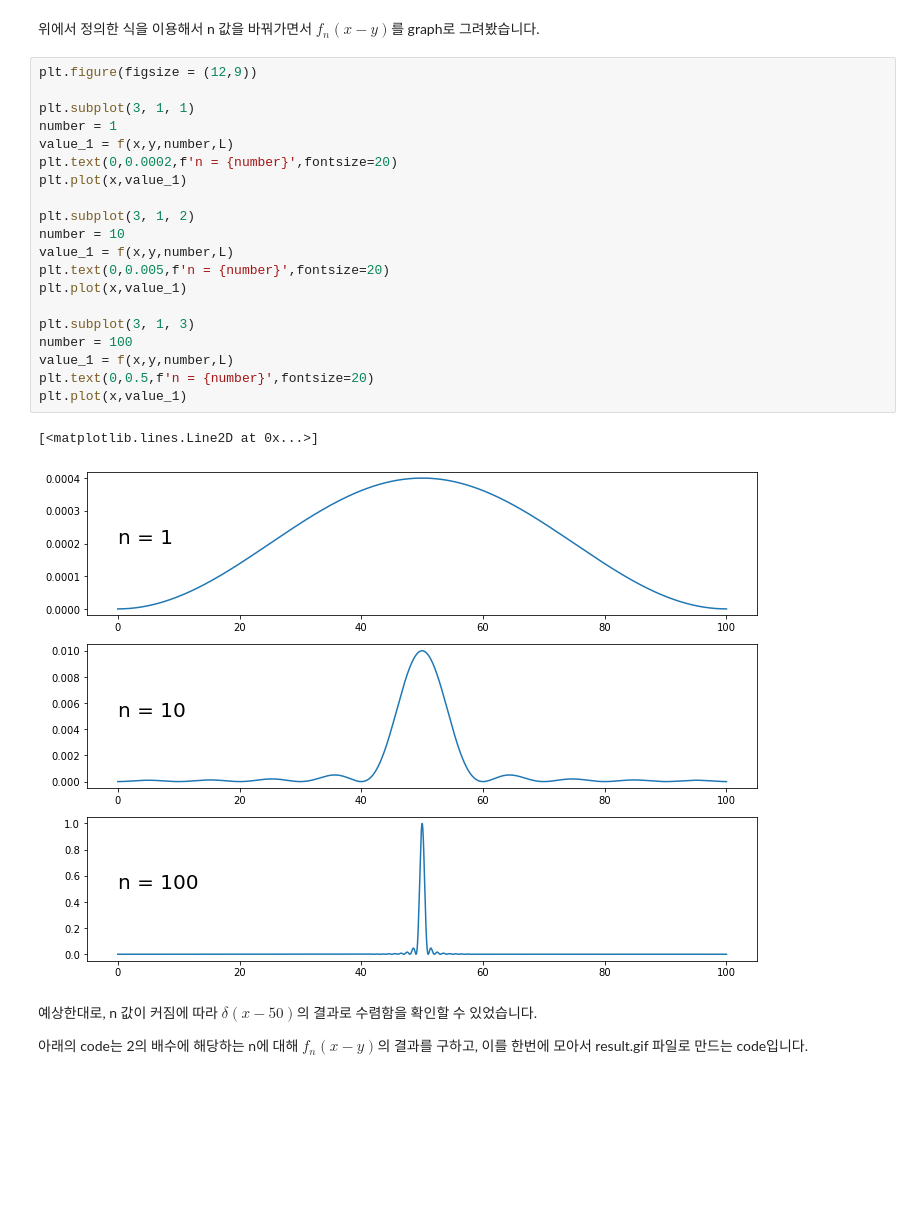
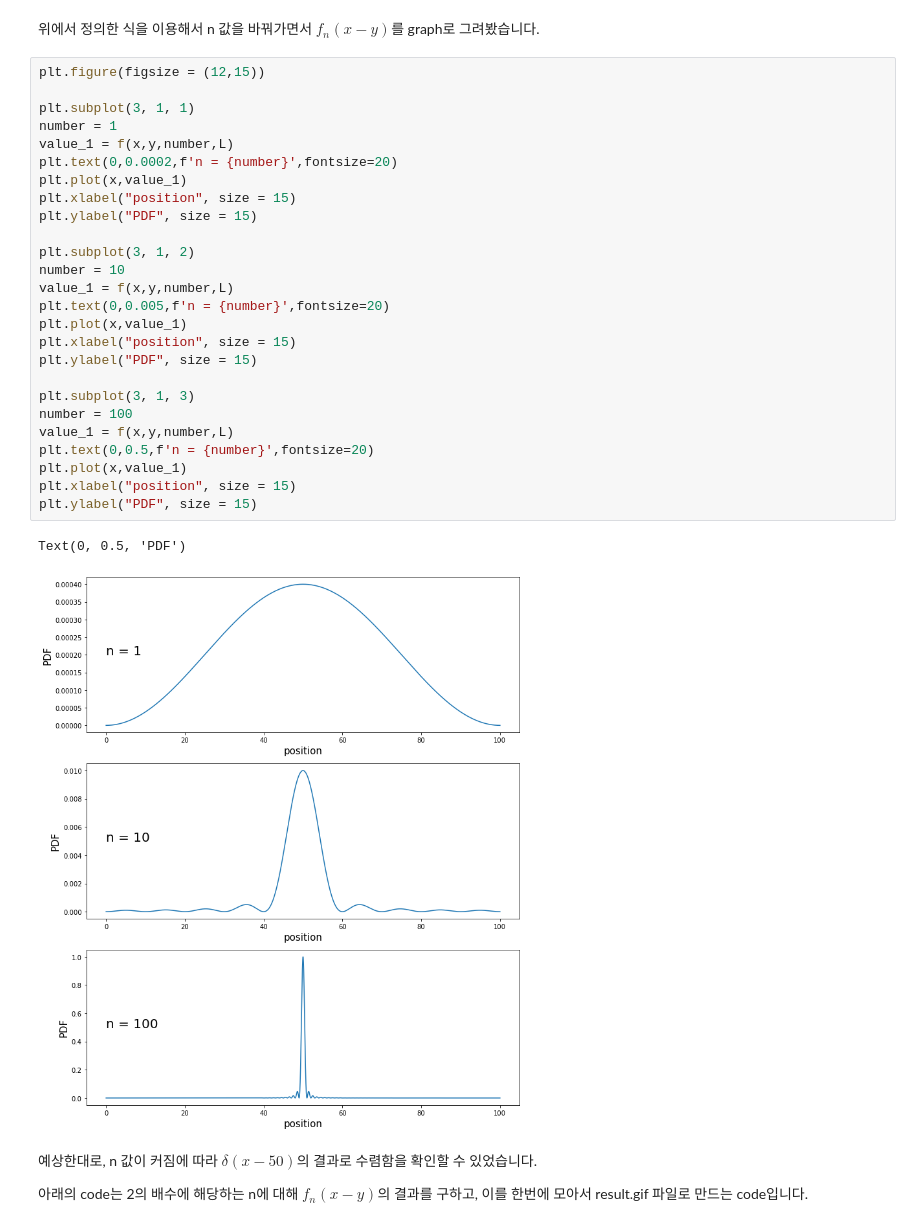
Before and after one commit to thereexist/Physical_chemistry_3, a Jupyter notebook: Particle_in_a_box/particle_in_a_box.ipynb, the cells around one changed output. Saved outputs shown, nothing was run; the diff lists cells and outputs as text; blank space fills up the shorter version.

```diff
--- a/Particle_in_a_box/particle_in_a_box.ipynb
+++ b/Particle_in_a_box/particle_in_a_box.ipynb
@@ -58,28 +58,34 @@ def f(x,y,n,L):
 # %% [markdown]
 위에서 정의한 식을 이용해서 n 값을 바꿔가면서 $f_n(x-y)$를 graph로 그려봤습니다.
 # %%
-plt.figure(figsize = (12,9))
+plt.figure(figsize = (12,15))
 
 plt.subplot(3, 1, 1)
 number = 1
 value_1 = f(x,y,number,L)
 plt.text(0,0.0002,f'n = {number}',fontsize=20)
 plt.plot(x,value_1)
+plt.xlabel("position", size = 15)
+plt.ylabel("PDF", size = 15)
 
 plt.subplot(3, 1, 2)
 number = 10
 value_1 = f(x,y,number,L)
 plt.text(0,0.005,f'n = {number}',fontsize=20)
 plt.plot(x,value_1)
+plt.xlabel("position", size = 15)
+plt.ylabel("PDF", size = 15)
 
 plt.subplot(3, 1, 3)
 number = 100
 value_1 = f(x,y,number,L)
 plt.text(0,0.5,f'n = {number}',fontsize=20)
 plt.plot(x,value_1)
+plt.xlabel("position", size = 15)
+plt.ylabel("PDF", size = 15)
 # %% [output]
-[<matplotlib.lines.Line2D at 0x...>]
+Text(0, 0.5, 'PDF')
-[figure, old version]
+[figure, new version]
 # %% [markdown]
 예상한대로, n 값이 커짐에 따라 $\delta(x-50)$의 결과로 수렴함을 확인할 수 있었습니다.
 
```
Also changed, not shown: parts of 1 cell of this notebook, 1 other file.
